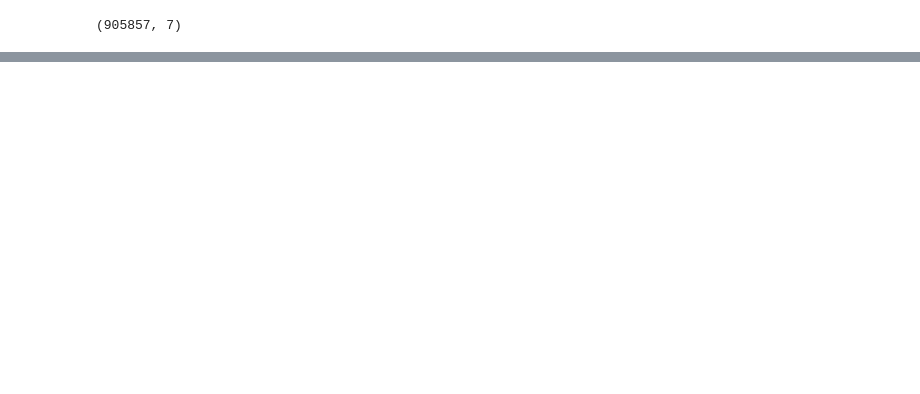
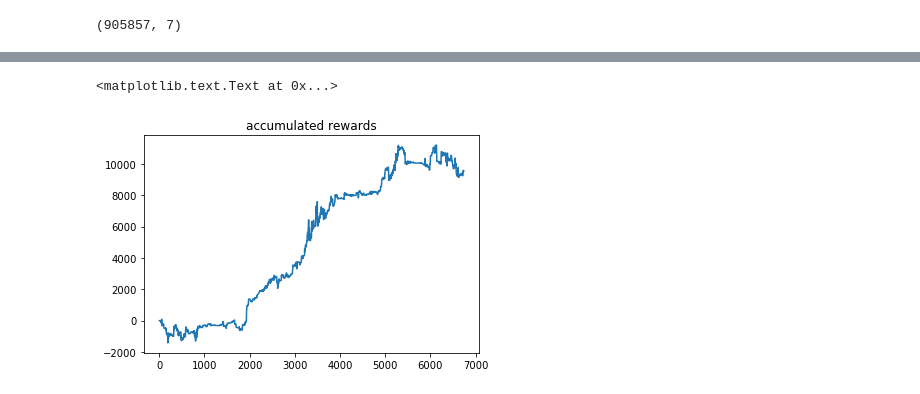
Before and after one commit to ShrekFelix/Deep-Trading-Agent, a Jupyter notebook: DeepTradingAgent.ipynb, the cells around one changed output, grey strips where cells are left out. Drawn from its saved outputs; the diff is of its cells as text; code cells hidden in the pictures; blank space fills up the shorter version.

```diff
--- a/DeepTradingAgent.ipynb
+++ b/DeepTradingAgent.ipynb
@@ -222,0 +222,6 @@ ________________________________________________________________________________
+# %%
+plt.plot(rewards_log)
+plt.title('accumulated rewards')
+# %% [output]
+<matplotlib.text.Text at 0x...>
+[figure, added]
```
Also changed, not shown: parts of 10 cells of this notebook.
